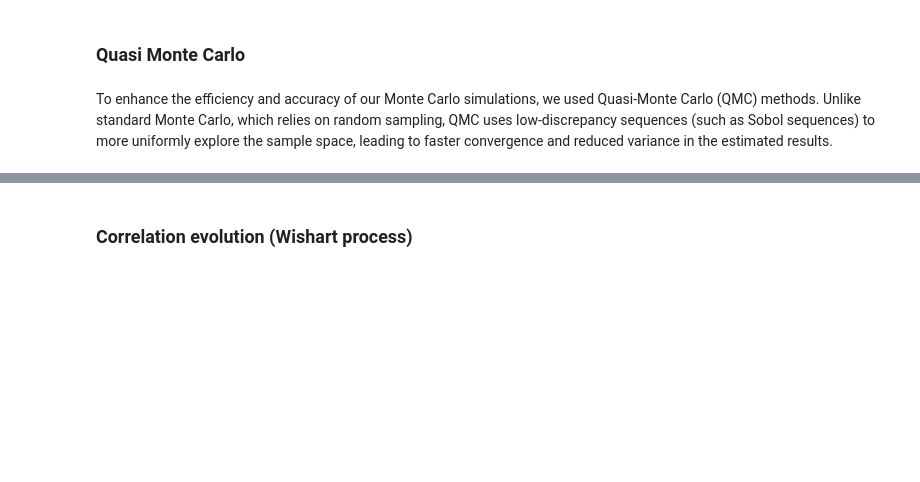
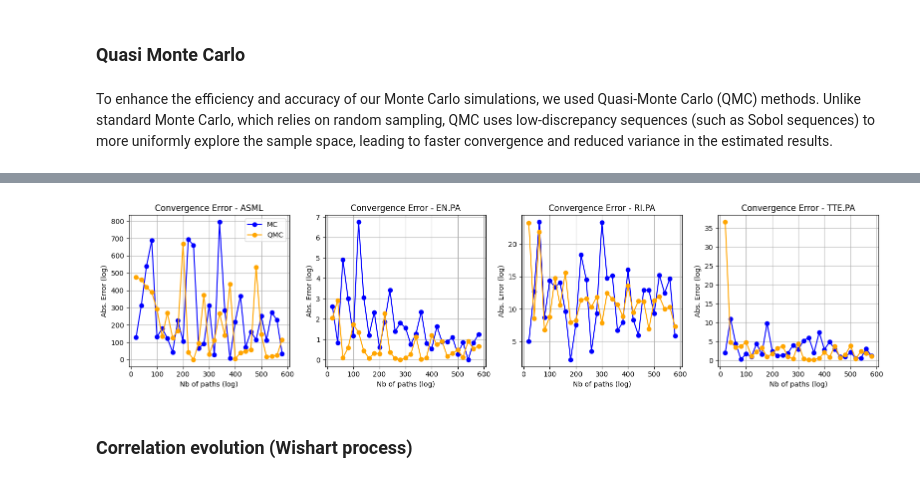
Before and after one commit to Pocame/Financial-Engineering-KEIO, a Jupyter notebook: new_code.ipynb, the cells around one changed output, grey strips where cells are left out. Drawn from its saved outputs; the diff is of its cells as text; code cells hidden in the pictures; blank space fills up the shorter version.

```diff
--- a/new_code.ipynb
+++ b/new_code.ipynb
@@ -915,3 +991,48 @@ for i, ticker in enumerate(tickers):
+# %%
+M_list = [20*i for i in range(30)]
+M_ref = M  # Nombre de chemins pour référence
+
+fig, axes = plt.subplots(1, n_tickers, figsize=(4 * n_tickers, 4))
+
+for i, ticker in enumerate(tickers):
+    S0_ = np.array([spot_prices.loc[ticker]])
+    mu_ = np.array([mu_vec[i]])
+    sigma_ = np.array([recent_vol.loc[ticker, 'vol']])
+    nu_ = np.array([nu[i]])
+
+    # Référence haute précision (MC seulement)
+    paths_ref = monte_carlo_paths_tstudent_multivariate(S0_, mu_, sigma_, T, N_steps, M_ref, nu_)
+    ref_mean = paths_ref[:, -1, 0].mean()
+
+    mc_errors = []
+    qmc_errors = []
+
+    for M in tqdm(M_list):
+        paths_MC = monte_carlo_paths_tstudent_multivariate(S0_, mu_, sigma_, T, N_steps, M, nu_)
+        paths_QMC = monte_carlo_paths_tstudent_qmc(S0_, mu_, sigma_, T, N_steps, M, nu_)
+
+        mc_mean = paths_MC[:, -1, 0].mean()
+        qmc_mean = paths_QMC[:, -1, 0].mean()
+
+        mc_errors.append(abs(mc_mean - ref_mean))
+        qmc_errors.append(abs(qmc_mean - ref_mean))
+
+    # Tracé subplot
+    ax = axes[i] if n_tickers > 1 else axes
+    ax.plot(M_list, mc_errors, label="MC", marker='o', color='blue')
+    ax.plot(M_list, qmc_errors, label="QMC", marker='o', color='orange')
+
+    ax.set_title(f"Convergence Error - {ticker}")
+    ax.set_xlabel("Nb of paths (log)")
+    ax.set_ylabel("Abs. Error (log)")
+    ax.grid(True, which="both")
+    if i == 0:
+        ax.legend()
+
+plt.tight_layout()
+plt.show()
+# %% [output]
+[figure, added]
 # %% [markdown]
 ### Correlation evolution (Wishart process)
 # %% [markdown]
```
Also changed, not shown: parts of 25 cells of this notebook, 1 other file.
